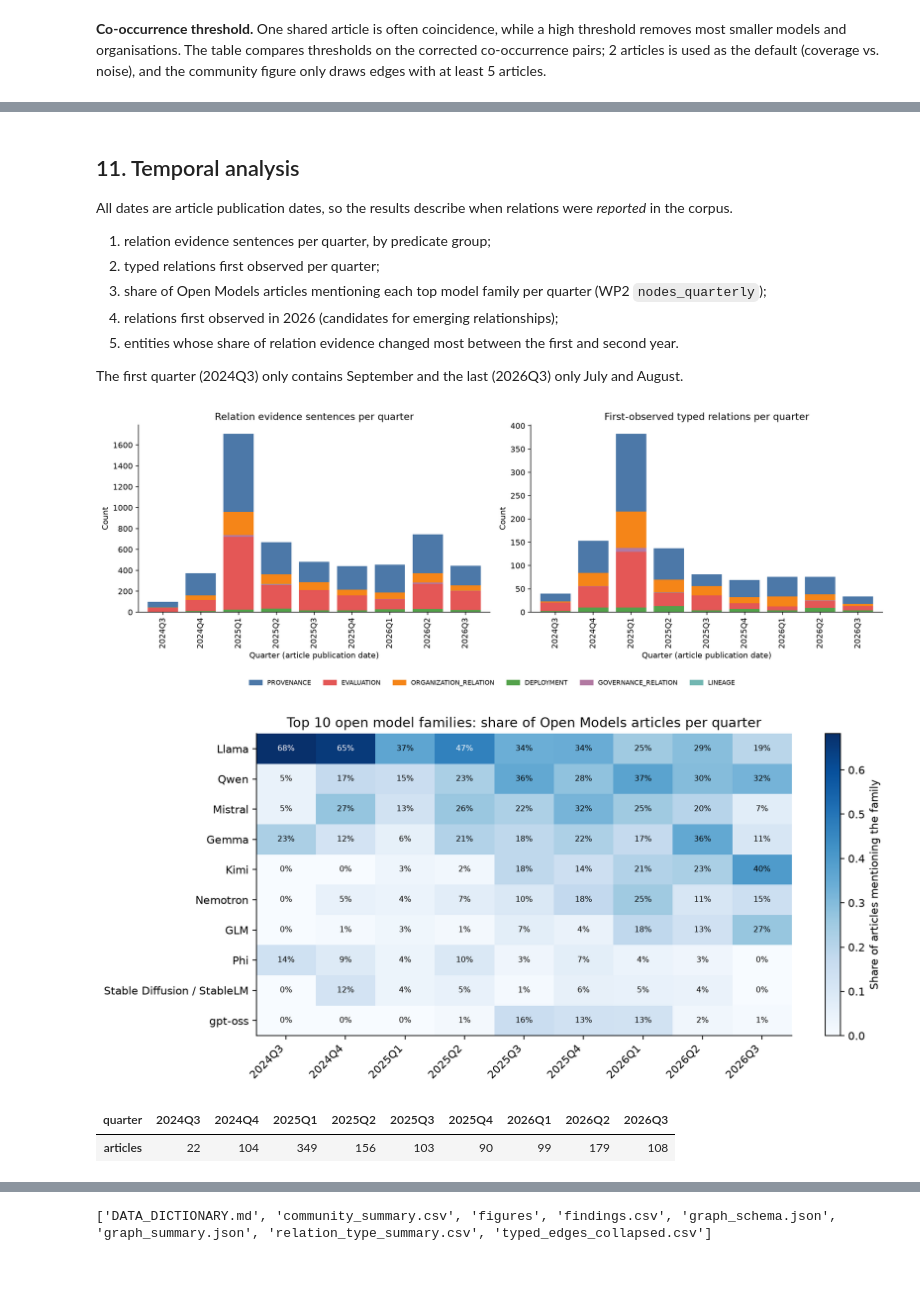
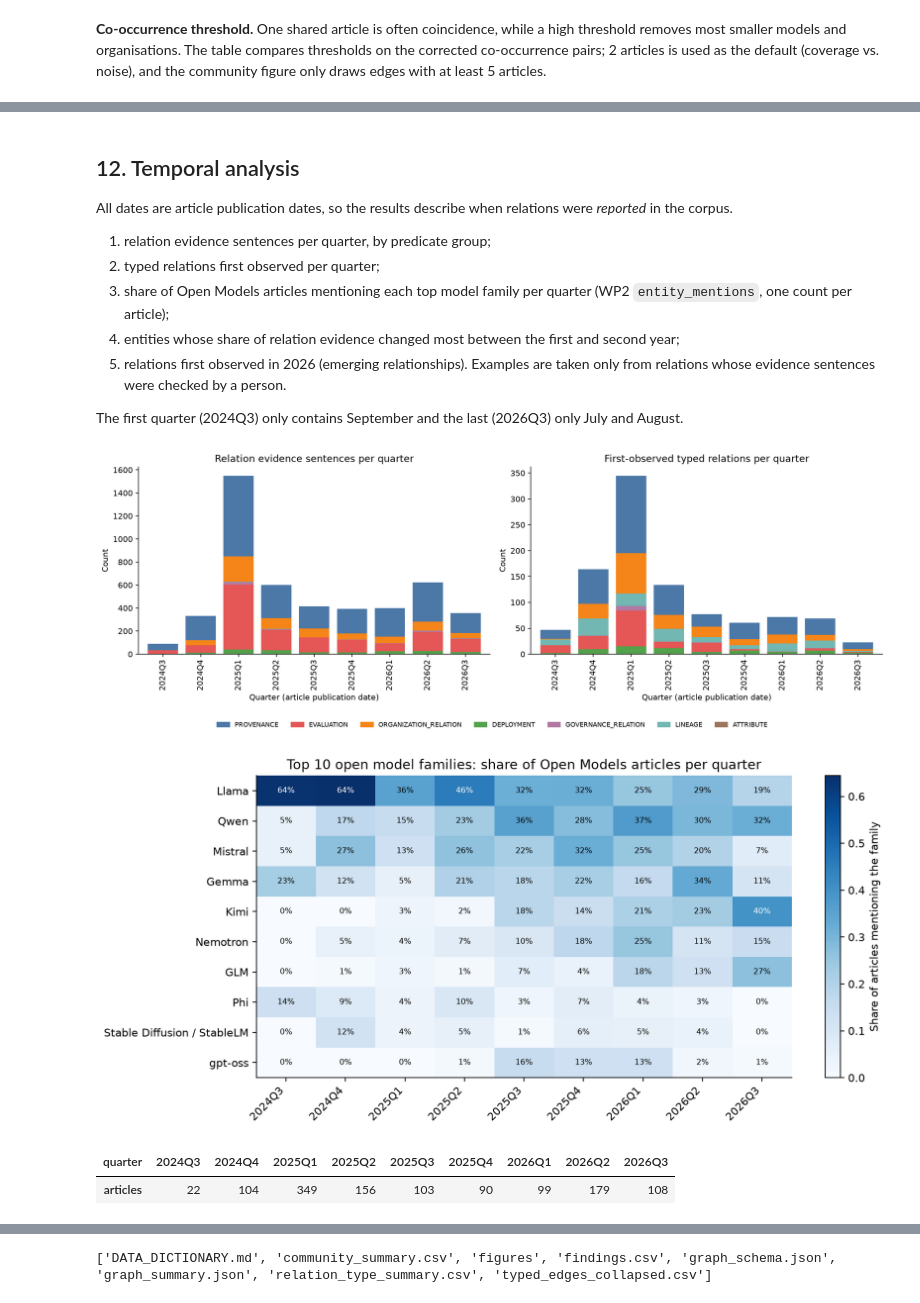
Before and after one commit to jihyeon26/2026-09-CLT-computational_language, a Jupyter notebook: notebooks/stage1_wp3_knowledge_graph.ipynb, the cells around one changed output, grey strips where cells are left out. Drawn from its saved outputs; the diff is of its cells as text; code cells hidden in the pictures; blank space fills up the shorter version.

```diff
--- a/notebooks/stage1_wp3_knowledge_graph.ipynb
+++ b/notebooks/stage1_wp3_knowledge_graph.ipynb
@@ -404,7 +428,7 @@ Generic nodes: 20,798 of 54,204
 4. Schema type constraints are re-checked with the corrected types.
 # %%
 MATCH_MAP = str.maketrans({"‐": "-", "‑": "-", "‒": "-", "–": "-", "−": "-", "‘": "'", "’": "'", "“": '"', "”": '"'})
-FAMILY_RX = {f"model:{fid}": re.compile(f["rx"]) for fid, f in lexicon["families"].items()}
+FAMILY_SPAN_RX = {f"model:{fid}": re.compile(f["rx"]) for fid, f in lexicon["families"].items()}
 FAMILY_SPAN_EXCEPTIONS = {  # family node -> product names that contain the family name
     "model:llama": re.compile(r"\bLlama[\w.\- ]{0,15}?(?:Nemotron|Stack)\b|\bLlamaCon\b"),
 }
@@ -423,7 +447,7 @@ def family_span_only(family_id, text):
     if exceptions is None:
         return False
     view = str(text).translate(MATCH_MAP)
-    return bool(exceptions.search(view)) and not FAMILY_RX[family_id].search(exceptions.sub(" ", view))
+    return bool(exceptions.search(view)) and not FAMILY_SPAN_RX[family_id].search(exceptions.sub(" ", view))
 
 for side in ("head_id", "tail_id"):
     mask = ev[side].isin(FAMILY_SPAN_EXCEPTIONS) & (ev["evidence_status"] == "ok")
@@ -657,7 +1012,6 @@ WP2 type and relation are kept as attributes.
 - All dates are **article publication dates**, not release or event dates.
 # %%
 ENTITY_GROUP = compact_schema["entity_type_mapping"]
-PREDICATE_GROUP = compact_schema["predicate_group_mapping"]
 COMPACT_TYPE_DEFINITIONS = {
     "MODEL": "AI model or open model family (WP1 lexicon families and other models)",
     "ORGANIZATION": "company, lab, institution or agency",
@@ -698,7 +1052,8 @@ graph_schema = {
     "track": "Open Models",
     "node_key": "entity_id",
     "node_attributes": ["canonical_name", "entity_type", "entity_type_compact", "mention_count",
-                        "document_count", "first_seen", "last_seen", "is_open_model_family", "aliases"],
+                        "document_count", "first_seen", "last_seen", "is_open_model_family", "aliases",
+                        "parameter_sizes_b"],
     "entity_types": {
         compact: {"definition": COMPACT_TYPE_DEFINITIONS[compact],
                   "wp2_entity_types": sorted(t for t, c in ENTITY_GROUP.items() if c == compact)}
@@ -713,9 +1068,11 @@ graph_schema = {
     },
     "edge_quality_tiers": {
         "A": "curated WP1 lexicon model family -> developer (no article sentence)",
-        "B": "GLiREL relation passing all WP3 checks with >= 2 distinct evidence sentences",
+        "B": "relation passing all WP3 checks with >= 2 distinct evidence sentences (GLiREL, role-typed GLiREL, "
+             "or model-name member of family); competes with needs >= 3 unless labelled TRUE in the review",
     },
-    "review_status_values": ["curated_lexicon", "reviewed_true", "reviewed_ambiguous", "unreviewed"],
+    "review_status_values": ["curated_lexicon", "unreviewed", "reviewed_true", "reviewed_ambiguous",
+                             "checked_true_ai", "checked_true_human"],
     "graph_views": {
         "assertion": "directed multigraph, one edge per evidence sentence (edge key = relation_id)",
         "typed": "directed multigraph, one edge per unique (head, relation, tail); competes with is symmetric",
@@ -904,8 +1282,17 @@ reporting in this corpus, not the whole industry.
 # %%
 structure = pd.DataFrame({name: graph_summary(graph) for name, graph in
                           [("assertion", assertion_graph), ("typed", typed_graph), ("co-occurrence", cooccurrence_graph)]}).T
-typed_undirected = nx.Graph(typed_graph.to_undirected())
-structure.loc["typed", "largest_component_nodes"] = len(max(nx.connected_components(typed_undirected), key=len))
+ANALYSIS_EXCLUDED_GROUPS = {"ATTRIBUTE"}
+analysis_excluded = collapsed["predicate_group"].isin(ANALYSIS_EXCLUDED_GROUPS) | collapsed["added_by"].eq("model_name_member")
+collapsed_analysis = collapsed[~analysis_excluded].copy()
+excluded_edges = set(zip(collapsed.loc[analysis_excluded, "subject_id"], collapsed.loc[analysis_excluded, "object_id"],
+                         collapsed.loc[analysis_excluded, "predicate"]))
+typed_analysis_graph = typed_graph.copy()
+typed_analysis_graph.remove_edges_from([edge for edge in typed_graph.edges(keys=True) if edge in excluded_edges])
+typed_analysis_graph.remove_nodes_from(list(nx.isolates(typed_analysis_graph)))
+structure.loc["typed (analysis view)"] = pd.Series(graph_summary(typed_analysis_graph))
+typed_undirected = nx.Graph(typed_analysis_graph.to_undirected())
+structure.loc["typed (analysis view)", "largest_component_nodes"] = len(max(nx.connected_components(typed_undirected), key=len))
 structure.loc["co-occurrence", "largest_component_nodes"] = len(max(nx.connected_components(cooccurrence_graph), key=len))
 display(structure)
 
@@ -966,5 +1354,5 @@ in-degree of an organisation is the number of its artefacts in the graph.
 # %%
-typed_metrics = calculate_node_metrics(typed_graph, "typed", "weight", sample_size=1000, seed=SEED)
+typed_metrics = calculate_node_metrics(typed_analysis_graph, "typed", "weight", sample_size=1000, seed=SEED)
 cooc_metrics = calculate_node_metrics(cooccurrence_graph, "cooccurrence", "document_count", sample_size=500, seed=SEED)
 for metrics in (typed_metrics, cooc_metrics):
     metrics["entity_type_compact"] = metrics["entity_id"].map(node_index["entity_type_compact"])
@@ -976,7 +1364,7 @@ display(typed_metrics.head(15)[metric_columns].round(4))
 print("Co-occurrence graph: top 15 by PageRank")
 display(cooc_metrics.head(15)[[c for c in metric_columns if c in cooc_metrics]].round(4))
 
-relation_metrics = calculate_relation_type_metrics(nodes_kg, collapsed, sample_size=300, seed=SEED)
+relation_metrics = calculate_relation_type_metrics(nodes_kg, collapsed_analysis, sample_size=300, seed=SEED)
 relation_views = {"developed by": ("in_degree", "organisations with the most artefacts"),
                   "competes with": ("degree", "entities with the most competitors"),
                   "works for": ("in_degree", "organisations with the most named people"),
@@ -1220,15 +1619,17 @@ display(Markdown(f'''
   and MLA (97 nodes).
 - Community names are interpretations of their top entities.
 # %% [markdown]
-## 11. Temporal analysis
+## 12. Temporal analysis
 
 All dates are article publication dates, so the results describe when relations were *reported* in the corpus.
 
 1. relation evidence sentences per quarter, by predicate group;
 2. typed relations first observed per quarter;
-3. share of Open Models articles mentioning each top model family per quarter (WP2 `nodes_quarterly`);
-4. relations first observed in 2026 (candidates for emerging relationships);
-5. entities whose share of relation evidence changed most between the first and second year.
+3. share of Open Models articles mentioning each top model family per quarter (WP2 `entity_mentions`, one count
+   per article);
+4. entities whose share of relation evidence changed most between the first and second year;
+5. relations first observed in 2026 (emerging relationships). Examples are taken only from relations whose
+   evidence sentences were checked by a person.
 
 The first quarter (2024Q3) only contains September and the last (2026Q3) only July and August.
 # %%
@@ -1242,40 +1643,41 @@ new_edges["quarter"] = pd.to_datetime(new_edges["first_seen"]).dt.to_period("Q")
 quarterly_new_edges = new_edges.pivot_table(index="quarter", columns="predicate_group", values="predicate",
                                             aggfunc="count", fill_value=0)
 
-mentions = pd.read_csv(WP2_INPUT_DIR / "entity_mentions.csv", usecols=["doc_id", "quarter"])
+mentions = pd.read_csv(WP2_INPUT_DIR / "entity_mentions.csv", usecols=["entity_id", "doc_id", "quarter"])
 articles_per_quarter = mentions.drop_duplicates("doc_id")["quarter"].value_counts().sort_index()
 families = nodes_kg[nodes_kg["is_open_model_family"]].set_index("entity_id")["canonical_name"]
-family_quarterly = nodes_quarterly.assign(entity_id=nodes_quarterly["entity_id"].map(id_map))
-family_quarterly = (family_quarterly[family_quarterly["entity_id"].isin(families.index)]
-                    .groupby(["entity_id", "quarter"])["n_docs"].sum().unstack(fill_value=0))
+family_mentions = mentions.assign(entity_id=mentions["entity_id"].map(id_map))
+family_quarterly = (family_mentions[family_mentions["entity_id"].isin(families.index)]
+                    .drop_duplicates(["entity_id", "doc_id"])  # an article counts once, even with several merged names
+                    .groupby(["entity_id", "quarter"]).size().unstack(fill_value=0))
 family_share = family_quarterly.div(articles_per_quarter.reindex(family_quarterly.columns), axis=1)
 family_share = family_share.loc[family_quarterly.sum(axis=1).nlargest(10).index].rename(index=families)
 
 fig, axes = plt.subplots(1, 2, figsize=(14, 5))
 for ax, table, title in [(axes[0], quarterly_assertions, "Relation evidence sentences per quarter"),
                          (axes[1], quarterly_new_edges, "First-observed typed relations per quarter")]:
     table.plot(ax=ax, kind="bar", stacked=True, width=0.8, legend=False,
                color=[GROUP_COLORS.get(c, "#BAB0AC") for c in table.columns])
     ax.set(title=title, xlabel="Quarter (article publication date)", ylabel="Count")
 handles = [Patch(color=GROUP_COLORS[g], label=g) for g in GROUP_COLORS if g in set(quarterly_assertions.columns)]
 fig.legend(handles=handles, loc="lower center", ncol=len(handles), frameon=False, fontsize=8)
 fig.tight_layout(rect=(0, 0.07, 1, 1))
 save_figure(fig, "04_quarterly_relations.png")
 
 fig, ax = plt.subplots(figsize=(11, 5))
 image = ax.imshow(family_share.values, aspect="auto", cmap="Blues")
 ax.set_xticks(range(family_share.shape[1]), family_share.columns, rotation=45, ha="right")
 ax.set_yticks(range(family_share.shape[0]), family_share.index)
 for (i, j), value in np.ndenumerate(family_share.values):
     ax.text(j, i, f"{value:.0%}", ha="center", va="center", fontsize=7,
             color="white" if value > family_share.values.max() * 0.6 else "black")
 fig.colorbar(image, ax=ax, label="Share of articles mentioning the family")
 ax.set_title("Top 10 open model families: share of Open Models articles per quarter")
 save_figure(fig, "05_family_quarterly_share.png")
 display(articles_per_quarter.rename("articles").to_frame().T)
 # %% [output]
-[figure, old version]
+[figure, new version]
-[figure, old version]
+[figure, new version]
 | quarter | 2024Q3 | 2024Q4 | 2025Q1 | 2025Q2 | 2025Q3 | 2025Q4 | 2026Q1 | 2026Q2 | 2026Q3 |
 | articles | 22 | 104 | 349 | 156 | 103 | 90 | 99 | 179 | 108 |
 # %%
```
Also changed, not shown: parts of 51 cells of this notebook, 5 other files.
